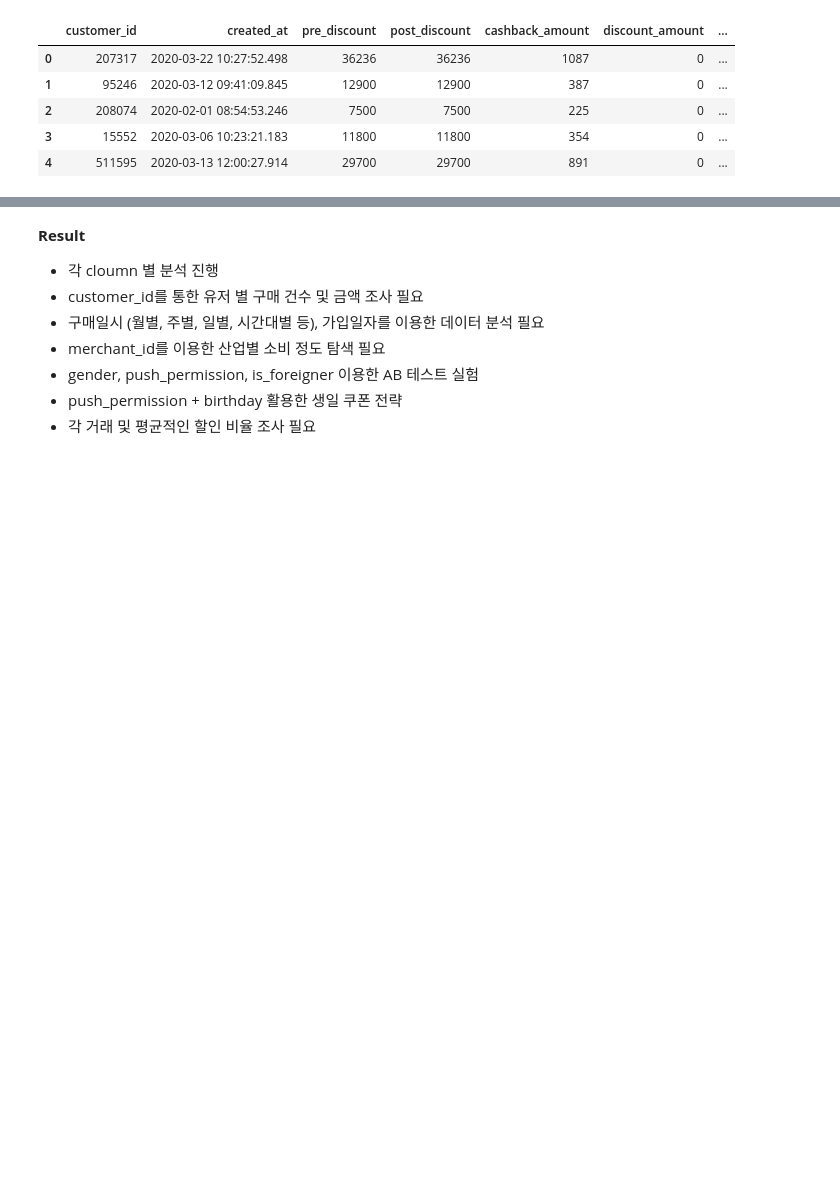
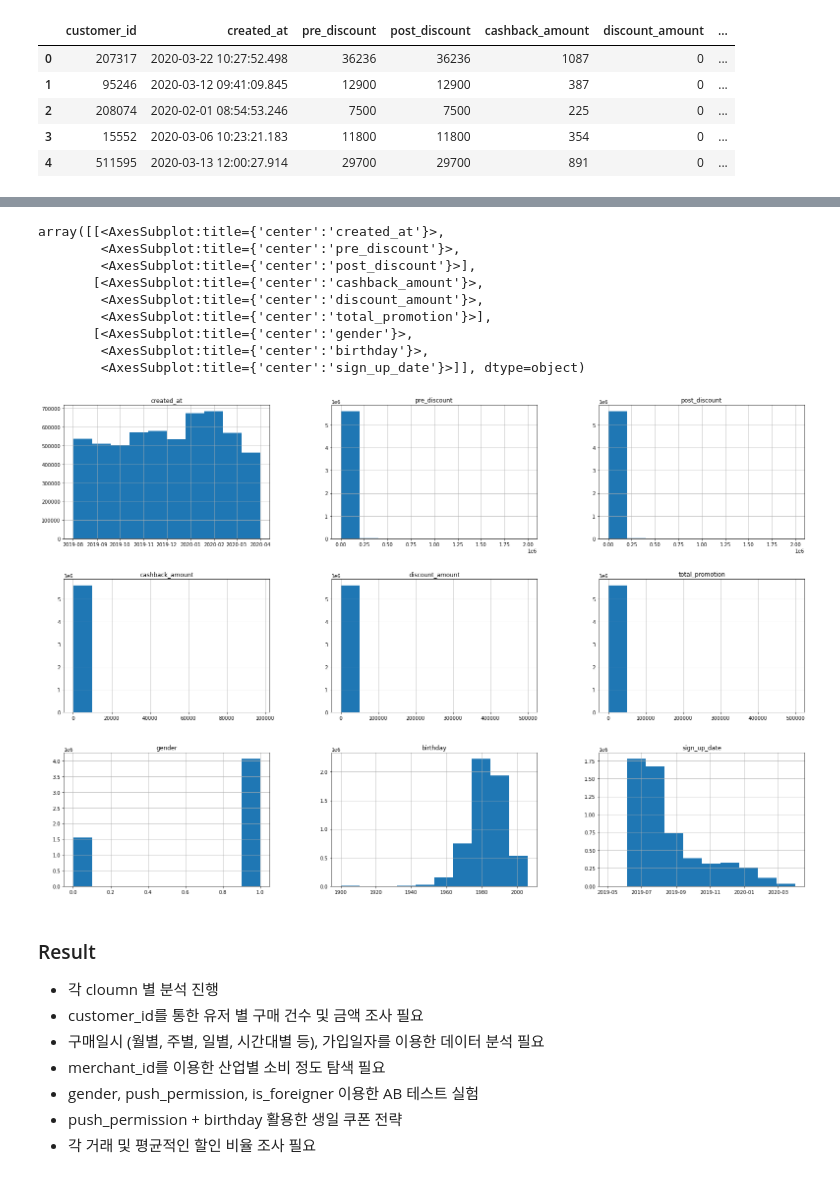
Before and after one commit to LUCI031/chai_analytics, a Jupyter notebook: EDA.ipynb, the cells around one changed output, grey strips where cells are left out. Cells and saved outputs as stored; diff of their text form; code cells hidden in the pictures; blank space fills up the shorter version.

```diff
--- a/EDA.ipynb
+++ b/EDA.ipynb
@@ -102,7 +103,21 @@ df.corr()
 - pre_discount, post_discount, cashback_amount, discount_amount, total_promotion은 서로 수치를 이용하여 생성된 값이므로 당연히 상관관계가 있음
 - push_permission, gender, is_foreigner 등은 단순한 집계 방식으로는 상관관계 분석이 어려움 -> 가설을 세우고 검정하는 단계 필요
+# %%
+# 전반적인 데이터 분포
+df.hist(figsize=(27,18))
+# %% [output]
+array([[<AxesSubplot:title={'center':'created_at'}>,
+        <AxesSubplot:title={'center':'pre_discount'}>,
+        <AxesSubplot:title={'center':'post_discount'}>],
+       [<AxesSubplot:title={'center':'cashback_amount'}>,
+        <AxesSubplot:title={'center':'discount_amount'}>,
+        <AxesSubplot:title={'center':'total_promotion'}>],
+       [<AxesSubplot:title={'center':'gender'}>,
+        <AxesSubplot:title={'center':'birthday'}>,
+        <AxesSubplot:title={'center':'sign_up_date'}>]], dtype=object)
+[figure, added]
 # %% [markdown]
-**Result**
+### Result
 - 각 cloumn 별 분석 진행
 - customer_id를 통한 유저 별 구매 건수 및 금액 조사 필요
 - 구매일시 (월별, 주별, 일별, 시간대별 등), 가입일자를 이용한 데이터 분석 필요
```
Also changed, not shown: parts of 15 cells of this notebook, 2 other files.
